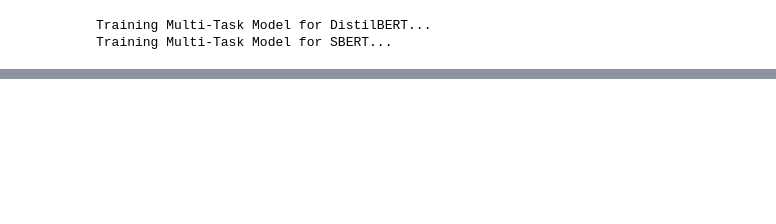
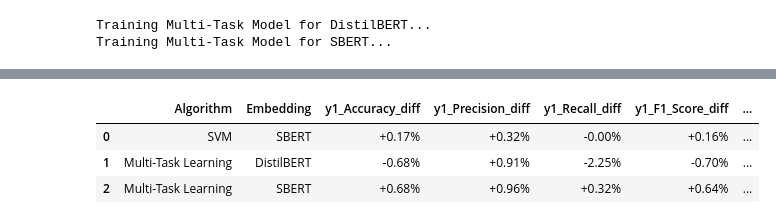
Before and after one commit to junxianyong/INF2008_P1-08, a Jupyter notebook: scam_detection/hyperparameter-tuning.ipynb, the cells around one changed output, grey strips where cells are left out. Drawn from its saved outputs; the diff is of its cells as text; code cells hidden in the pictures; blank space fills up the shorter version.

```diff
--- a/scam_detection/hyperparameter-tuning.ipynb
+++ b/scam_detection/hyperparameter-tuning.ipynb
@@ -526,0 +737,5 @@ Best F1 Score: 0.9720999880689141
+# %%
+print(original_result.dtypes)
+print(result.dtypes)
+original_result = original_result.reset_index(drop=True)
+result = result.reset_index(drop=True)
@@ -526,0 +760,39 @@ Best F1 Score: 0.9720999880689141
+# %%
+# Calculate percentage differences
+diff_df = pd.DataFrame()
+diff_df["Algorithm"] = result["Algorithm"]
+diff_df["Embedding"] = result["Embedding"]
+
+# List of metrics to compare
+metrics = [
+    "y1_Accuracy",
+    "y1_Precision",
+    "y1_Recall",
+    "y1_F1_Score",
+    "y2_Accuracy",
+    "y2_Precision",
+    "y2_Recall",
+    "y2_F1_Score",
+]
+
+for metric in metrics:
+    diff_df[f"{metric}_diff"] = (
+        (result[metric] - original_result[metric]) / original_result[metric] * 100
+    ).round(2)
+
+# Add '%' symbol and format the output
+for col in diff_df.columns:
+    if col.endswith("_diff"):
+        diff_df[col] = diff_df[col].apply(
+            lambda x: f"{x:+.2f}%" if not pd.isna(x) else "N/A"
+        )
+
+
+diff_df.to_csv("diff_results.csv", index=False)
+
+diff_df.head()
+# %% [output]
+|  | Algorithm | Embedding | y1_Accuracy_diff | y1_Precision_diff | y1_Recall_diff | y1_F1_Score_diff | ... |
+| 0 | SVM | SBERT | +0.17% | +0.32% | -0.00% | +0.16% | ... |
+| 1 | Multi-Task Learning | DistilBERT | -0.68% | +0.91% | -2.25% | -0.70% | ... |
+| 2 | Multi-Task Learning | SBERT | +0.68% | +0.96% | +0.32% | +0.64% | ... |
```
Also changed, not shown: parts of 10 cells of this notebook, 1 other file.
